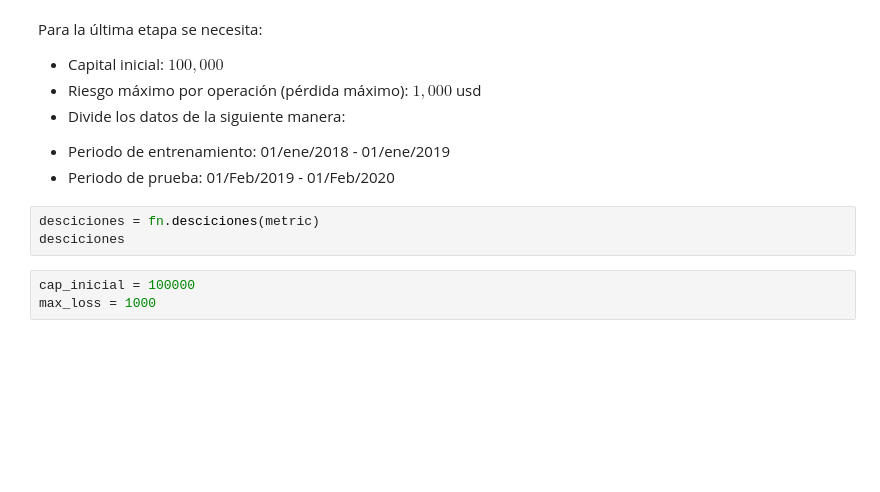
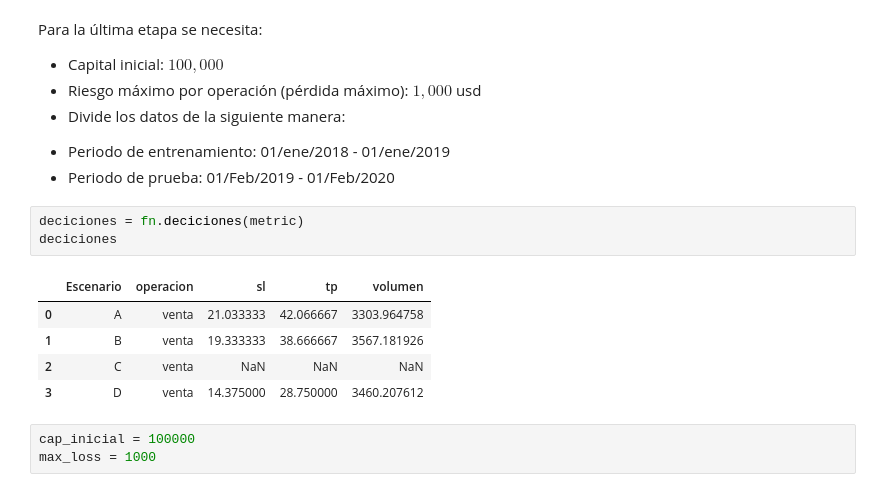
Before and after one commit to jesusalvarezc/FInal_Project, a Jupyter notebook: notebook_final.ipynb, the cells around one changed output. Drawn from its saved outputs; the diff is of its cells as text; blank space fills up the shorter version.

```diff
--- a/notebook_final.ipynb
+++ b/notebook_final.ipynb
@@ -497,9 +496,15 @@ Para la última etapa se necesita:
 - Divide los datos de la siguiente manera:
  * Periodo de entrenamiento: 01/ene/2018 - 01/ene/2019
  * Periodo de prueba: 01/Feb/2019 - 01/Feb/2020
-# %%
-desciciones = fn.desciciones(metric)
-desciciones
+# %%
+deciciones = fn.deciciones(metric)
+deciciones
+# %% [output]
+|  | Escenario | operacion | sl | tp | volumen |
+| 0 | A | venta | 21.033333 | 42.066667 | 3303.964758 |
+| 1 | B | venta | 19.333333 | 38.666667 | 3567.181926 |
+| 2 | C | venta | NaN | NaN | NaN |
+| 3 | D | venta | 14.375000 | 28.750000 | 3460.207612 |
 # %%
 cap_inicial = 100000
 max_loss = 1000
```
Also changed, not shown: parts of 4 cells of this notebook, 1 other file.
